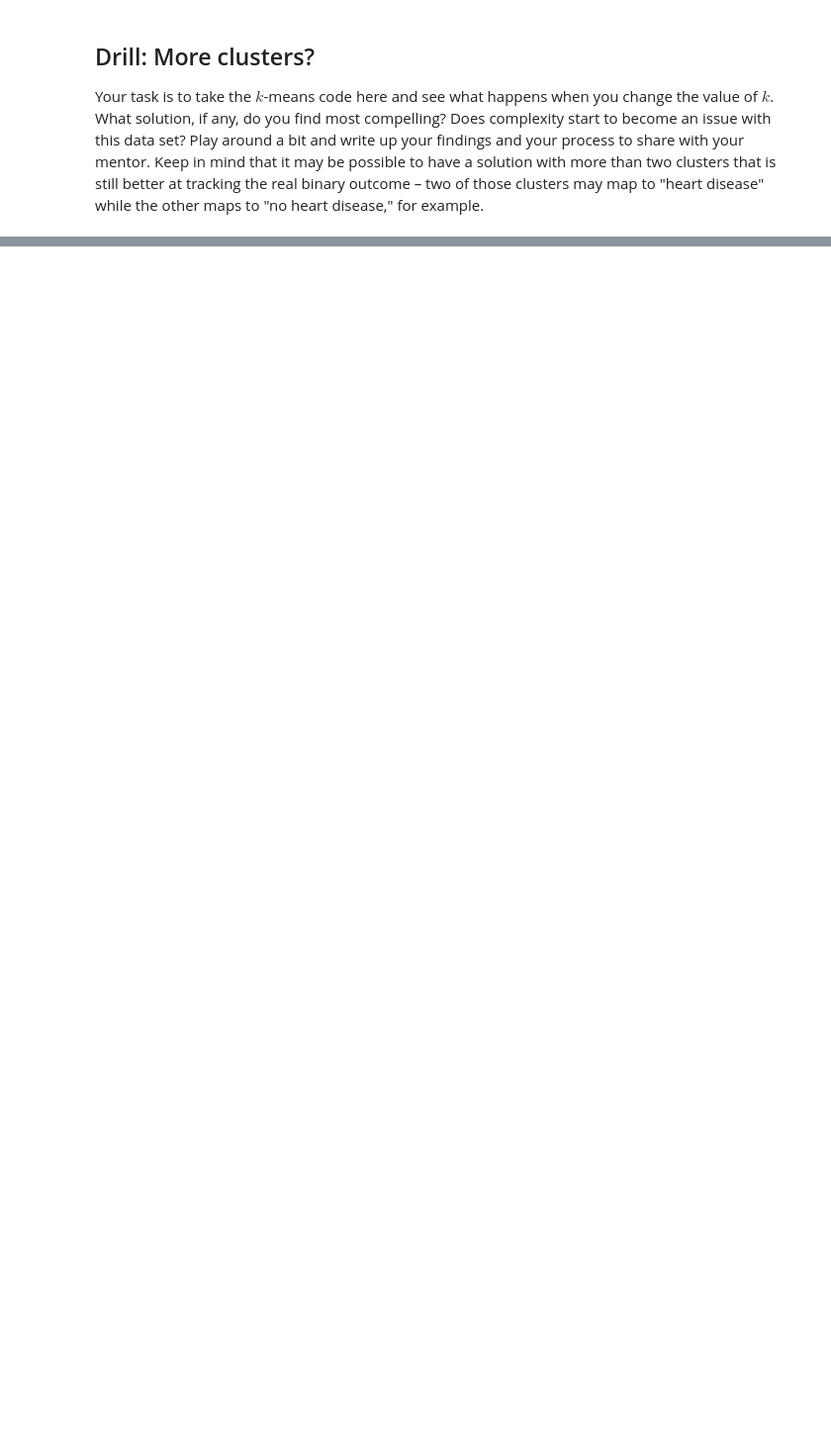
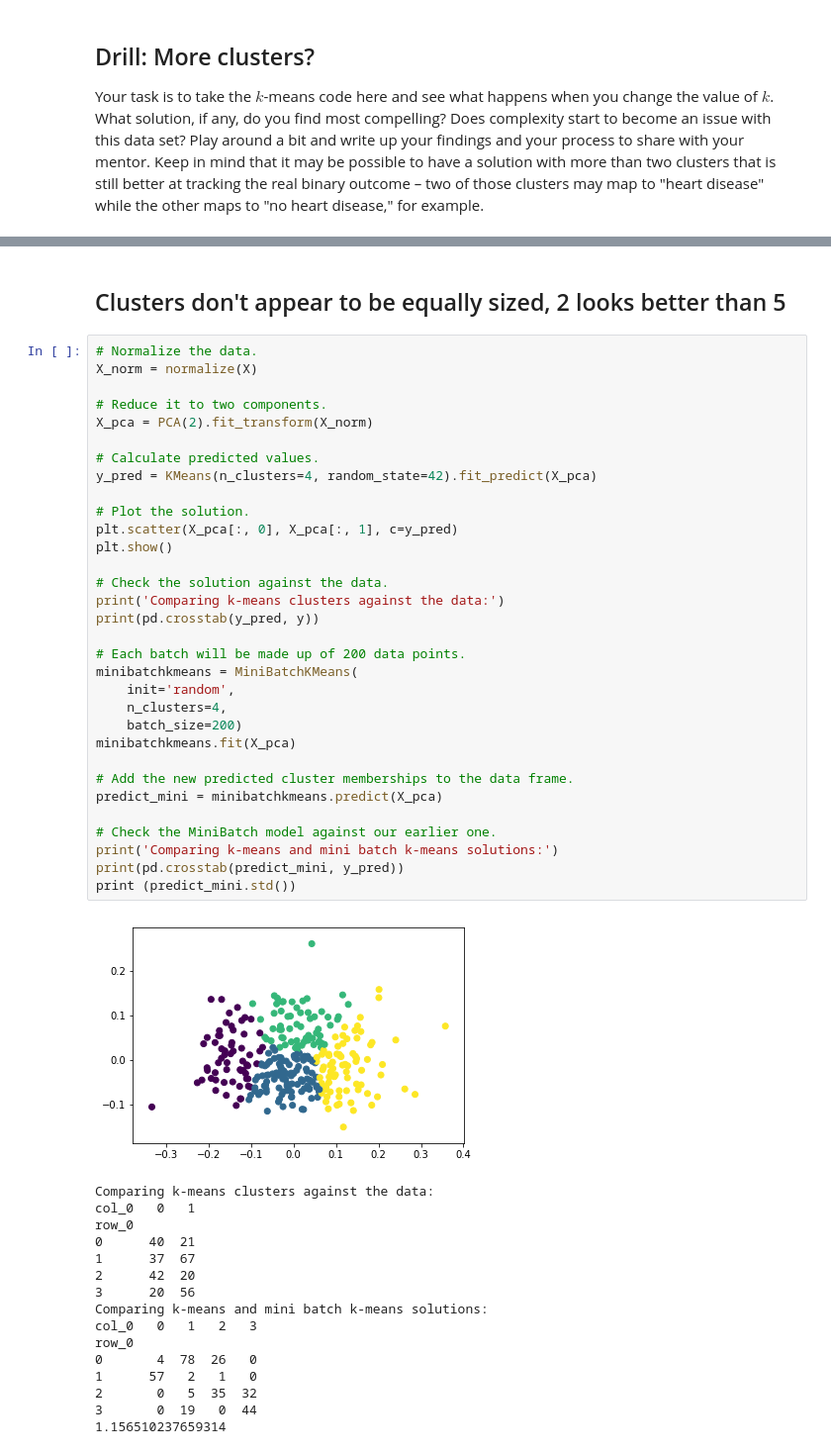
Before and after one commit to harr1582/K-Means, a Jupyter notebook: 4_2_2_K_Means (1).ipynb, the cells around one changed output, grey strips where cells are left out. Shown at 99% size. Drawn from its saved outputs; the diff is of its cells as text; blank space fills up the shorter version.

```diff
--- a/4_2_2_K_Means (1).ipynb
+++ b/4_2_2_K_Means (1).ipynb
@@ -178,0 +185,51 @@ row_0
+# %% [markdown]
+## Clusters don't appear to be equally sized, 2 looks better than 5
+# %%
+# Normalize the data.
+X_norm = normalize(X)
+
+# Reduce it to two components.
+X_pca = PCA(2).fit_transform(X_norm)
+
+# Calculate predicted values.
+y_pred = KMeans(n_clusters=4, random_state=42).fit_predict(X_pca)
+
+# Plot the solution.
+plt.scatter(X_pca[:, 0], X_pca[:, 1], c=y_pred)
+plt.show()
+
+# Check the solution against the data.
+print('Comparing k-means clusters against the data:')
+print(pd.crosstab(y_pred, y))
+
+# Each batch will be made up of 200 data points.
+minibatchkmeans = MiniBatchKMeans(
+    init='random',
+    n_clusters=4,
+    batch_size=200)
+minibatchkmeans.fit(X_pca)
+
+# Add the new predicted cluster memberships to the data frame.
+predict_mini = minibatchkmeans.predict(X_pca)
+
+# Check the MiniBatch model against our earlier one.
+print('Comparing k-means and mini batch k-means solutions:')
+print(pd.crosstab(predict_mini, y_pred))
+print (predict_mini.std())
+# %% [output]
+[figure, added]
+Comparing k-means clusters against the data:
+col_0   0   1
+row_0
+0      40  21
+1      37  67
+2      42  20
+3      20  56
+Comparing k-means and mini batch k-means solutions:
+col_0   0   1   2   3
+row_0
+0       4  78  26   0
+1      57   2   1   0
+2       0   5  35  32
+3       0  19   0  44
+1.156510237659314
```
Also changed, not shown: parts of 10 cells of this notebook.
